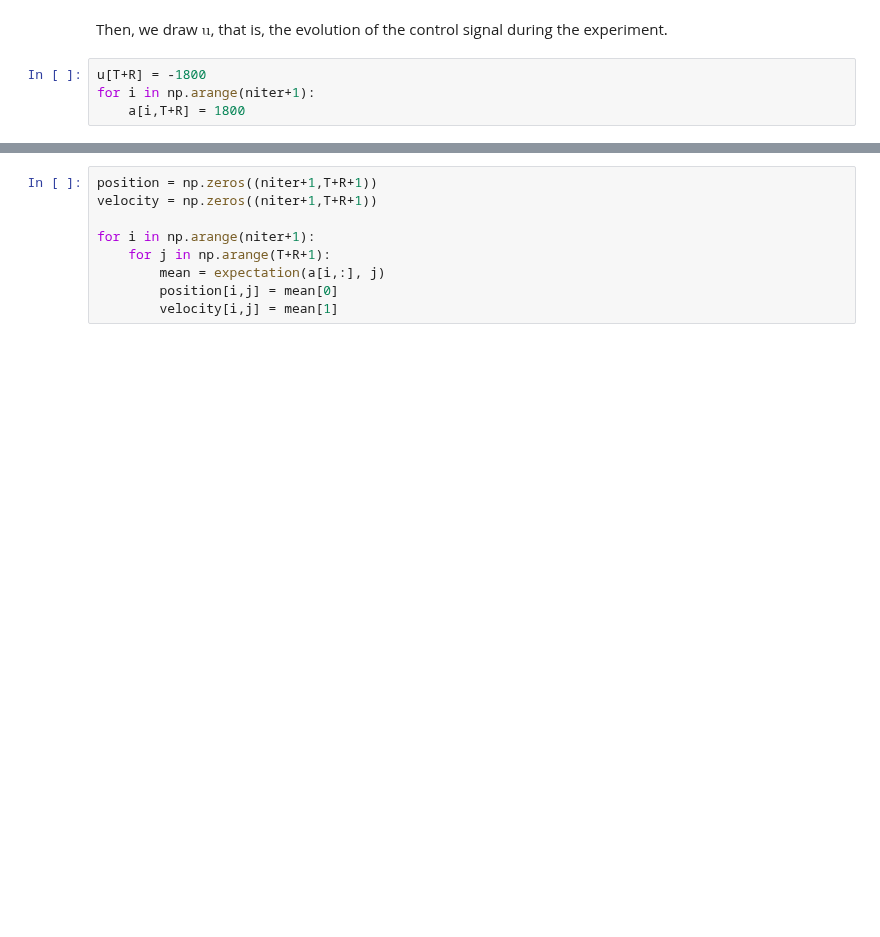
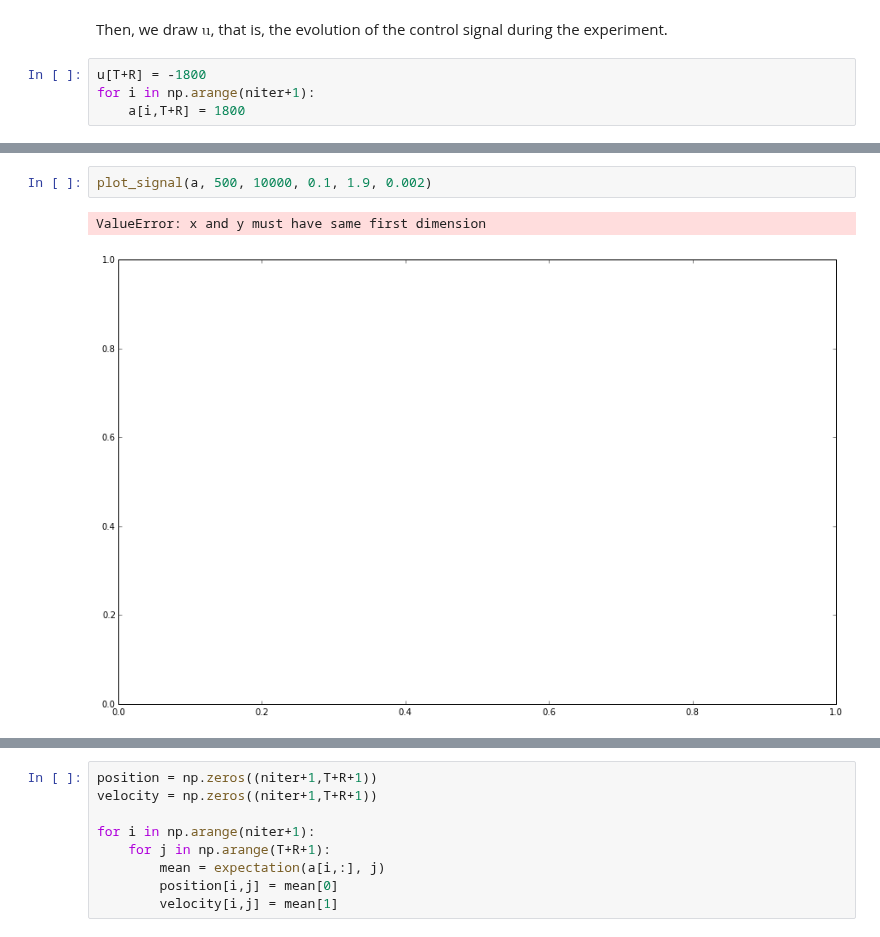
Before and after one commit to AnaideT/OptimalPrecision, a Jupyter notebook: 2017-06-13 Generalized coordinates.ipynb, the cells around one changed output, grey strips where cells are left out. Drawn from its saved outputs; the diff is of its cells as text; blank space fills up the shorter version.

```diff
--- a/2017-06-13 Generalized coordinates.ipynb
+++ b/2017-06-13 Generalized coordinates.ipynb
@@ -317,3 +254,8 @@ plot_signal(a, 50, 1000, 0., 0.5, 0.005)
+# %%
+plot_signal(a, 500, 10000, 0.1, 1.9, 0.002)
+# %% [output]
+ValueError: x and y must have same first dimension
+[figure, added]
 # %%
 fig_width = 15
 fig, ax = plt.subplots(1, 1, figsize=(fig_width, fig_width/1.618))
```
Also changed, not shown: parts of 33 cells of this notebook, 5 other files.
